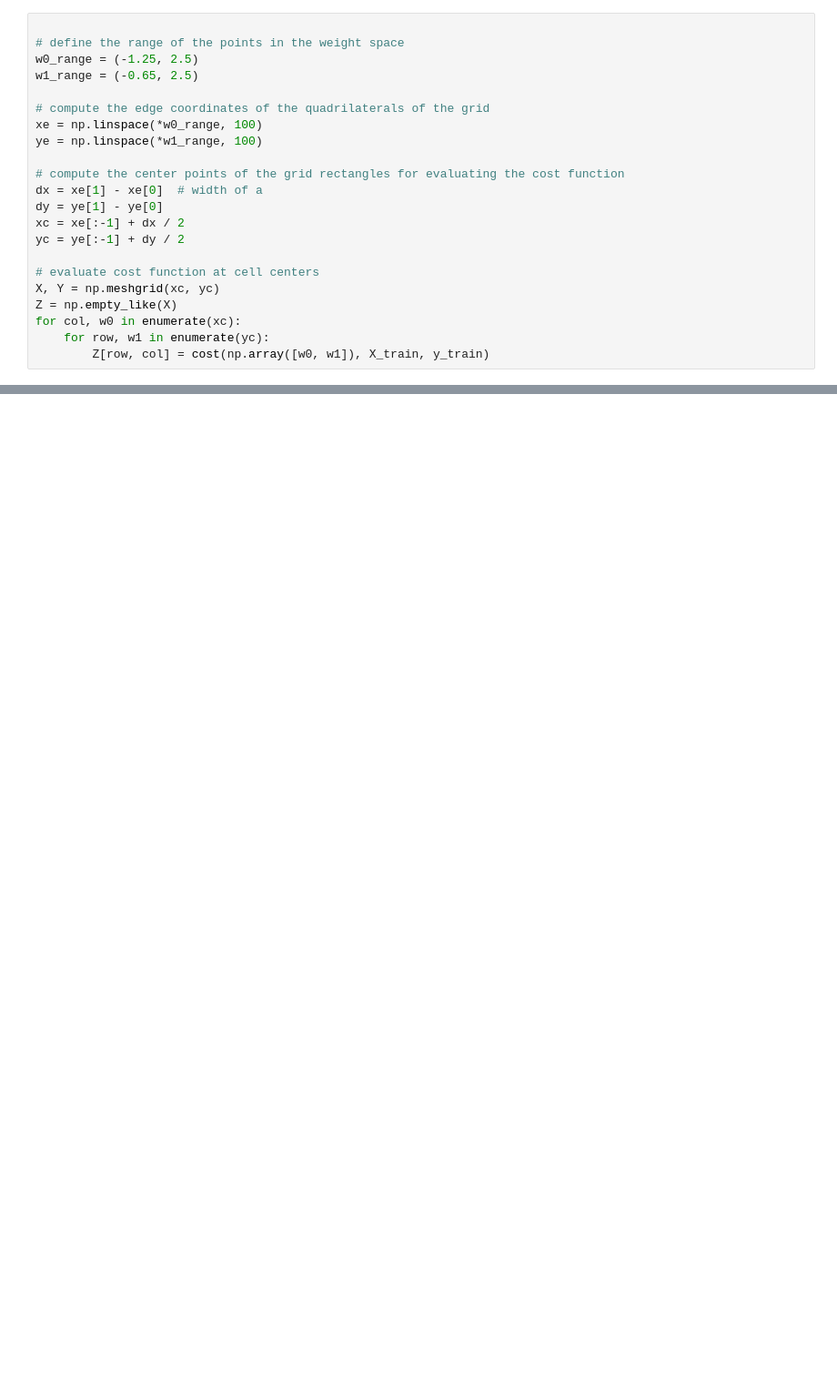
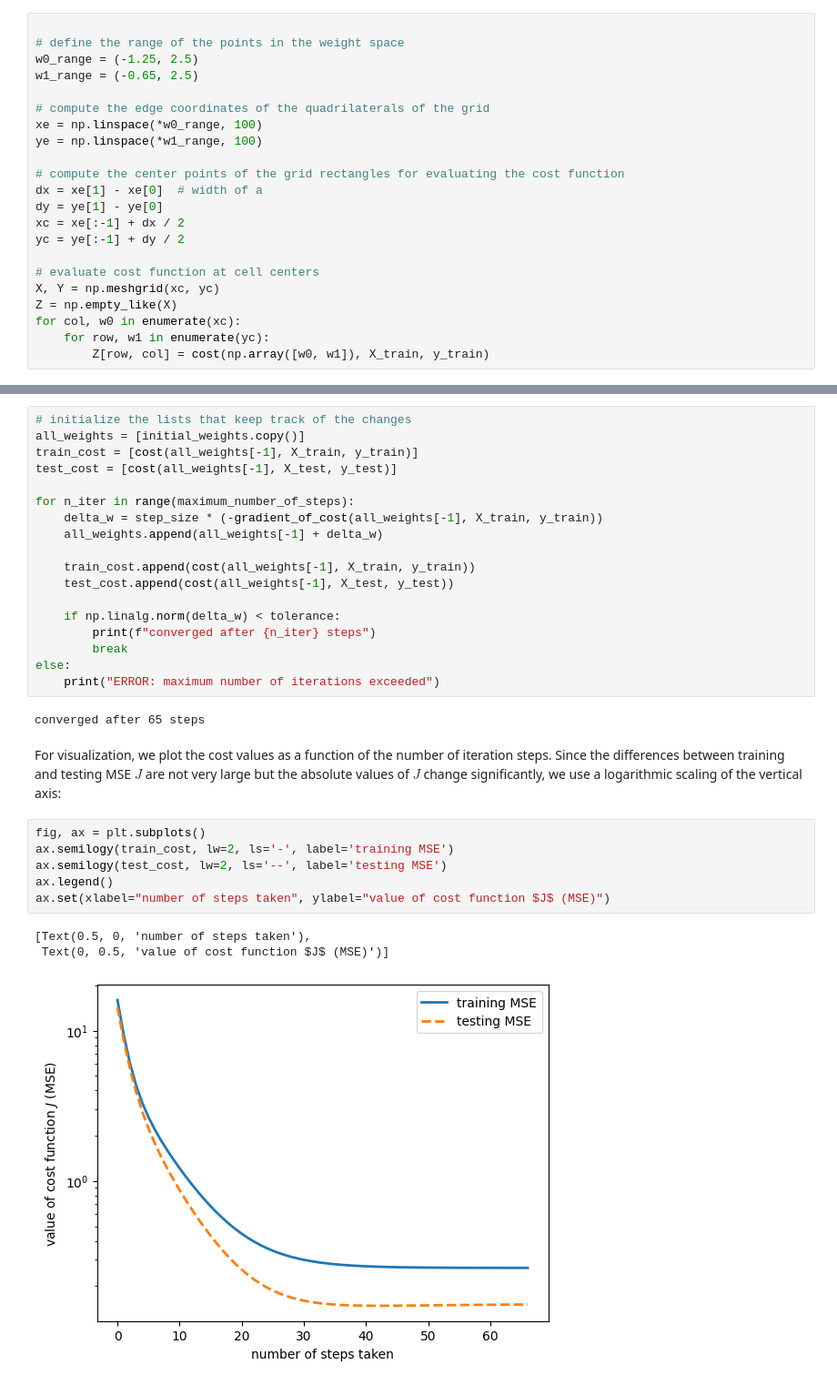
Before and after one commit to MDS-book/MDS-book, a Jupyter notebook: code/ch12_A_first_Approach_to_ML/12.5_A_Worked_Example_of_Simple_Linear_Regression.ipynb, the cells around one changed output, grey strips where cells are left out. Shown: that part at 91% size. Drawn from its saved outputs; the diff is of its cells as text; blank space fills up the shorter version.

```diff
--- a/code/ch12_A_first_Approach_to_ML/12.5_A_Worked_Example_of_Simple_Linear_Regression.ipynb
+++ b/code/ch12_A_first_Approach_to_ML/12.5_A_Worked_Example_of_Simple_Linear_Regression.ipynb
@@ -201,0 +206,32 @@ for n in plot_steps:
+# %%
+# initialize the lists that keep track of the changes
+all_weights = [initial_weights.copy()]
+train_cost = [cost(all_weights[-1], X_train, y_train)]
+test_cost = [cost(all_weights[-1], X_test, y_test)]
+
+for n_iter in range(maximum_number_of_steps):
+    delta_w = step_size * (-gradient_of_cost(all_weights[-1], X_train, y_train))
+    all_weights.append(all_weights[-1] + delta_w)
+
+    train_cost.append(cost(all_weights[-1], X_train, y_train))
+    test_cost.append(cost(all_weights[-1], X_test, y_test))
+
+    if np.linalg.norm(delta_w) < tolerance:
+        print(f"converged after {n_iter} steps")
+        break
+else:
+    print("ERROR: maximum number of iterations exceeded")
+# %% [output]
+converged after 65 steps
+# %% [markdown]
+For visualization, we plot the cost values as a function of the number of iteration steps. Since the differences between training and testing MSE $J$ are not very large but the absolute values of $J$ change significantly, we use a logarithmic scaling of the vertical axis:
+# %%
+fig, ax = plt.subplots()
+ax.semilogy(train_cost, lw=2, ls='-', label='training MSE')
+ax.semilogy(test_cost, lw=2, ls='--', label='testing MSE')
+ax.legend()
+ax.set(xlabel="number of steps taken", ylabel="value of cost function $J$ (MSE)")
+# %% [output]
+[Text(0.5, 0, 'number of steps taken'),
+ Text(0, 0.5, 'value of cost function $J$ (MSE)')]
+[figure, added]
```
Also changed, not shown: parts of 10 cells of this notebook.
